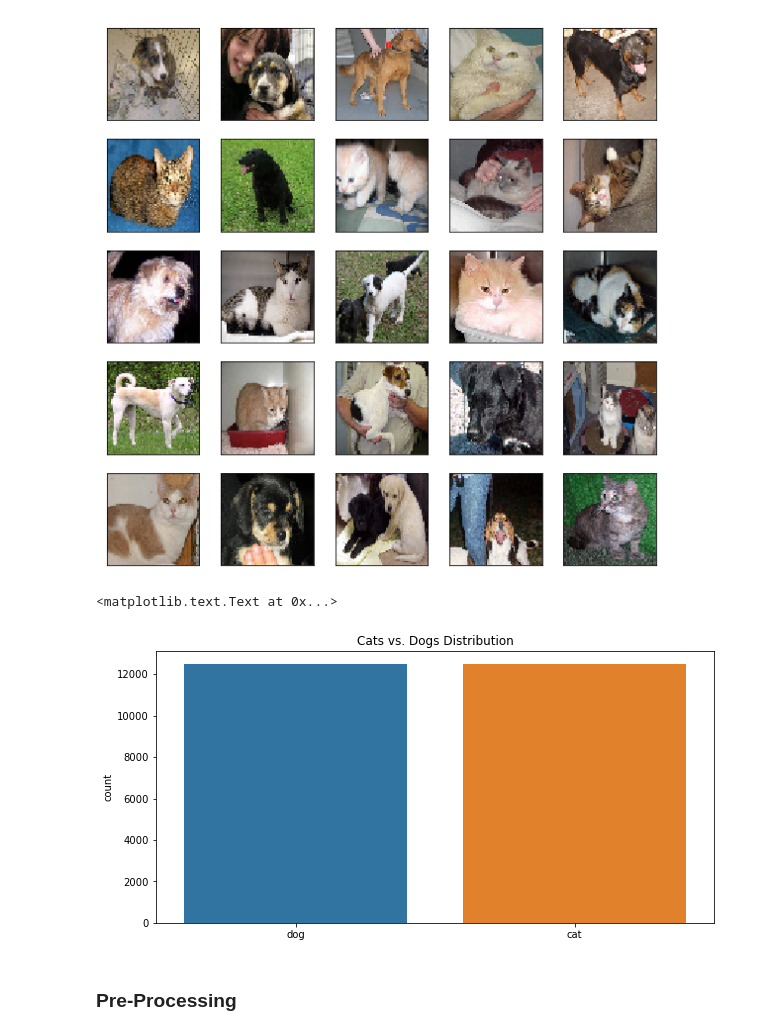
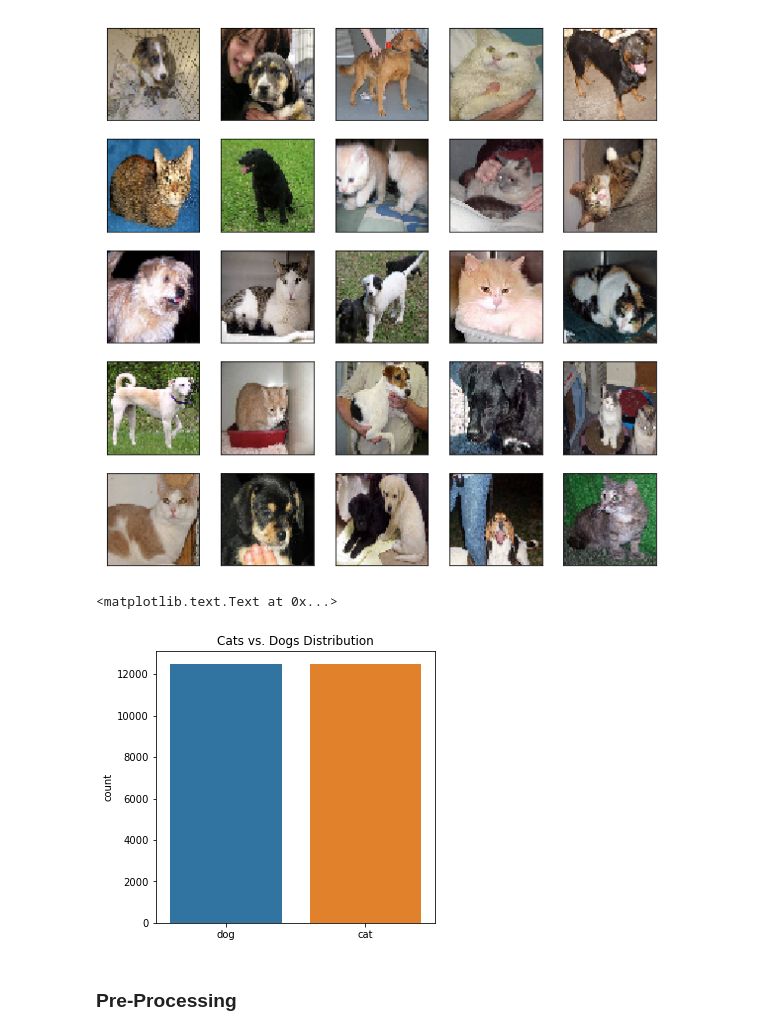
Before and after one commit to paulaceccon/ml-playground, a Jupyter notebook: Kernels/Dogs vs. Cats.ipynb, the cells around one changed output. Saved outputs shown, nothing was run; the diff lists cells and outputs as text; code cells hidden in the pictures.

```diff
--- a/Kernels/Dogs vs. Cats.ipynb
+++ b/Kernels/Dogs vs. Cats.ipynb
@@ -56,12 +56,12 @@ for index, image in enumerate(X_train[:25]):
 # %% [output]
 [figure]
 # %%
-plt.figure(figsize=(10,5))
+plt.figure(figsize=(5,5))
 sns.countplot(labels)
 plt.title('Cats vs. Dogs Distribution')
 # %% [output]
 <matplotlib.text.Text at 0x...>
-[figure, old version]
+[figure, new version]
 # %% [markdown]
 ### Pre-Processing
 # %%
```
Also changed, not shown: parts of 5 cells of this notebook.
